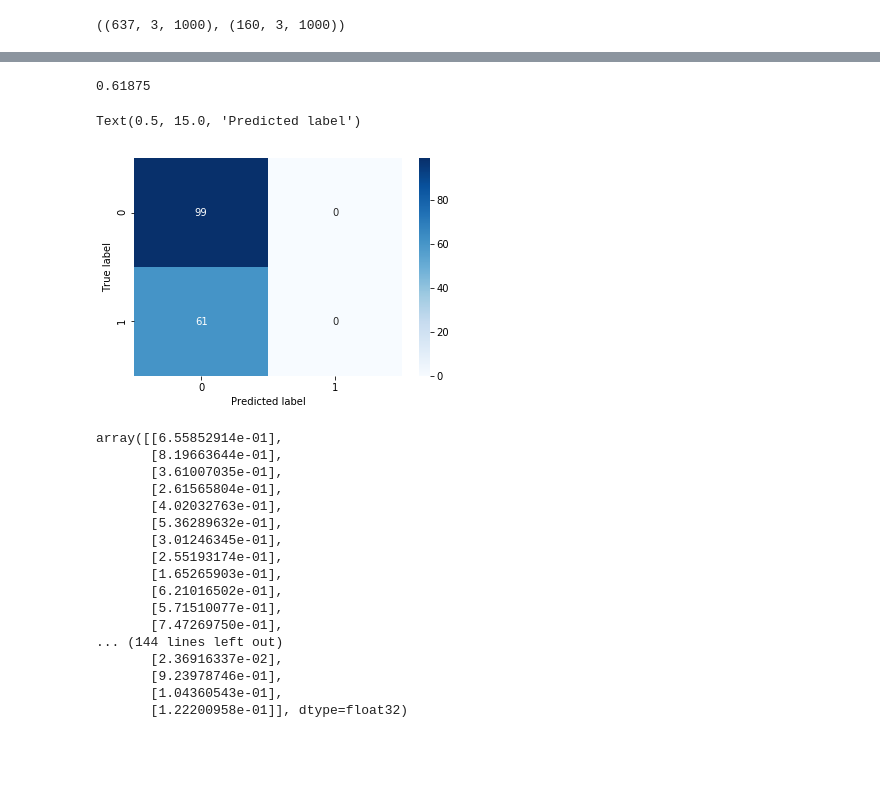
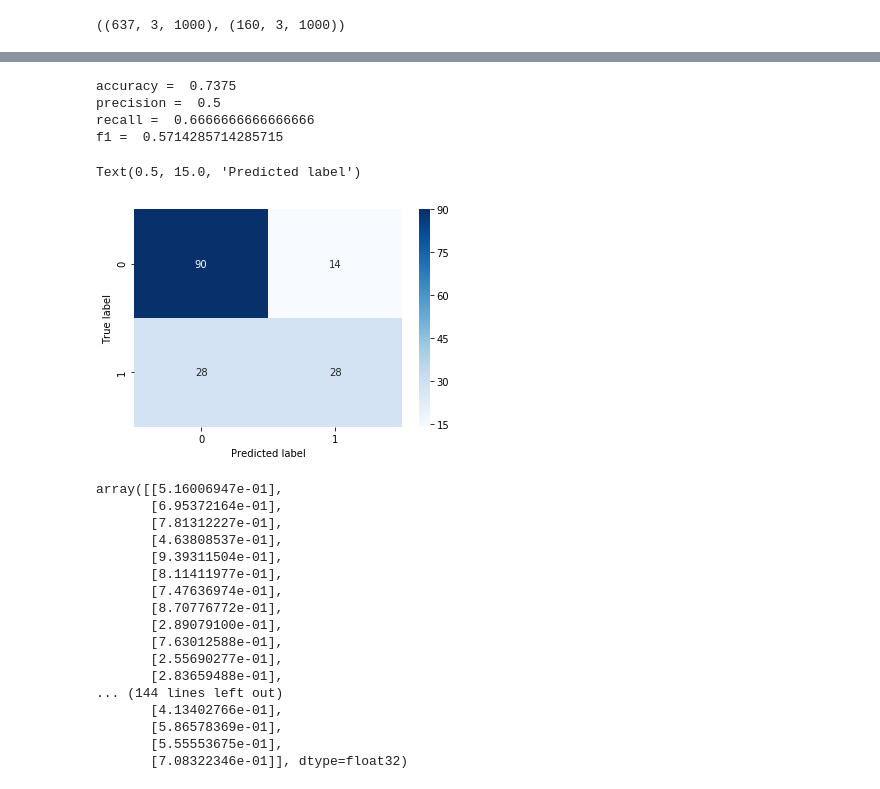
Before and after one commit to susano0/Electric-Fault-Prediction, a Jupyter notebook: TS_New_All_data.ipynb, the cells around one changed output, grey strips where cells are left out. Saved outputs shown, nothing was run; the diff lists cells and outputs as text; code cells hidden in the pictures; blank space fills up the shorter version.

```diff
--- a/TS_New_All_data.ipynb
+++ b/TS_New_All_data.ipynb
@@ -229,9 +229,9 @@ x_train.shape,x_test.shape
 # %%
 model = Sequential()
 # %%
-model.add(LSTM(512, input_shape=(x_train.shape[1],x_train.shape[2]))) # dropout = 0.2,recurrent_dropout=0.2,
+model.add(LSTM(256, input_shape=(x_train.shape[1],x_train.shape[2]))) # dropout = 0.2,recurrent_dropout=0.2,
 # %%
-model.add(Dense(64, activation='relu'))
+model.add(Dense(16, activation='relu'))
 # %%
 model.add(Dense(1, activation='sigmoid'))
 # %%
@@ -283,34 +300,39 @@ Text(0.5, 15.0, 'Predicted label')
 # %%
-pred = model.predict(x_test)
-predict_classes = pred.argmax(axis = 1)
-# Accuracy
-print(sum(predict_classes==y_test)/len(y_test))
+pred_test = model.predict_classes(x_test)
 
-cm = confusion_matrix(y_test,predict_classes)
-sns.heatmap(confusion_matrix(y_test,predict_classes),annot=True,fmt='d',cmap="Blues")
+print('accuracy = ', accuracy_score(pred_test, y_test))
+print('precision = ', precision_score(pred_test, y_test))
+print('recall = ', recall_score(pred_test, y_test))
+print('f1 = ', f1_score(pred_test, y_test))
+
+cm = confusion_matrix(y_test,pred_test)
+sns.heatmap(confusion_matrix(y_test,pred_test),annot=True,fmt='d',cmap="Blues")
 plt.ylabel('True label')
 plt.xlabel('Predicted label')
 # %% [output]
-0.61875
+accuracy =  0.7375
+precision =  0.5
+recall =  0.6666666666666666
+f1 =  0.5714285714285715
 Text(0.5, 15.0, 'Predicted label')
-[figure, old version]
+[figure, new version]
 # %%
 pred
 # %% [output]
-array([[6.55852914e-01],
-       [8.19663644e-01],
-       [3.61007035e-01],
-       [2.61565804e-01],
-       [4.02032763e-01],
-       [5.36289632e-01],
-       [3.01246345e-01],
-       [2.55193174e-01],
-       [1.65265903e-01],
-       [6.21016502e-01],
-       [5.71510077e-01],
-       [7.47269750e-01],
+array([[5.16006947e-01],
+       [6.95372164e-01],
+       [7.81312227e-01],
+       [4.63808537e-01],
+       [9.39311504e-01],
+       [8.11411977e-01],
+       [7.47636974e-01],
+       [8.70776772e-01],
+       [2.89079100e-01],
+       [7.63012588e-01],
+       [2.55690277e-01],
+       [2.83659488e-01],
 ... (144 lines left out)
-       [2.36916337e-02],
-       [9.23978746e-01],
-       [1.04360543e-01],
-       [1.22200958e-01]], dtype=float32)
+       [4.13402766e-01],
+       [5.86578369e-01],
+       [5.55553675e-01],
+       [7.08322346e-01]], dtype=float32)
```
Also changed, not shown: parts of 7 cells of this notebook.
